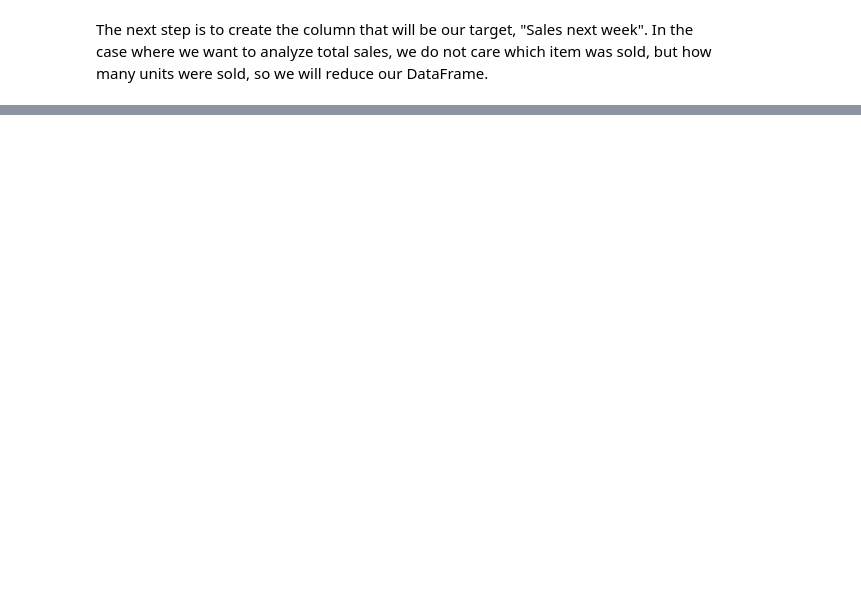
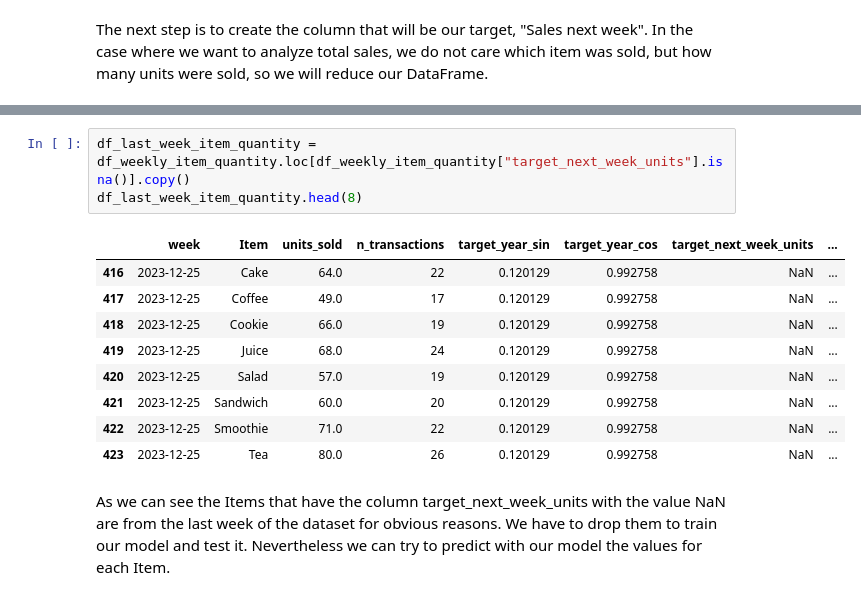
Before and after one commit to MauricioLlugdar/CoffeeShop-Sales, a Jupyter notebook: 01_CoffeeShopSales_Analysis_Exploration_Cleaning.ipynb, the cells around one changed output, grey strips where cells are left out. Drawn from its saved outputs; the diff is of its cells as text; blank space fills up the shorter version.

```diff
--- a/01_CoffeeShopSales_Analysis_Exploration_Cleaning.ipynb
+++ b/01_CoffeeShopSales_Analysis_Exploration_Cleaning.ipynb
@@ -681,0 +782,15 @@ The next step is to create the column that will be our target, "Sales next week"
+# %%
+df_last_week_item_quantity = df_weekly_item_quantity.loc[df_weekly_item_quantity["target_next_week_units"].isna()].copy()
+df_last_week_item_quantity.head(8)
+# %% [output]
+|  | week | Item | units_sold | n_transactions | target_year_sin | target_year_cos | target_next_week_units | ... |
+| 416 | 2023-12-25 | Cake | 64.0 | 22 | 0.120129 | 0.992758 | NaN | ... |
+| 417 | 2023-12-25 | Coffee | 49.0 | 17 | 0.120129 | 0.992758 | NaN | ... |
+| 418 | 2023-12-25 | Cookie | 66.0 | 19 | 0.120129 | 0.992758 | NaN | ... |
+| 419 | 2023-12-25 | Juice | 68.0 | 24 | 0.120129 | 0.992758 | NaN | ... |
+| 420 | 2023-12-25 | Salad | 57.0 | 19 | 0.120129 | 0.992758 | NaN | ... |
+| 421 | 2023-12-25 | Sandwich | 60.0 | 20 | 0.120129 | 0.992758 | NaN | ... |
+| 422 | 2023-12-25 | Smoothie | 71.0 | 22 | 0.120129 | 0.992758 | NaN | ... |
+| 423 | 2023-12-25 | Tea | 80.0 | 26 | 0.120129 | 0.992758 | NaN | ... |
+# %% [markdown]
+As we can see the Items that have the column target_next_week_units with the value NaN are from the last week of the dataset for obvious reasons. We have to drop them to train our model and test it. Nevertheless we can try to predict with our model the values for each Item.
```
Also changed, not shown: parts of 21 cells of this notebook.
